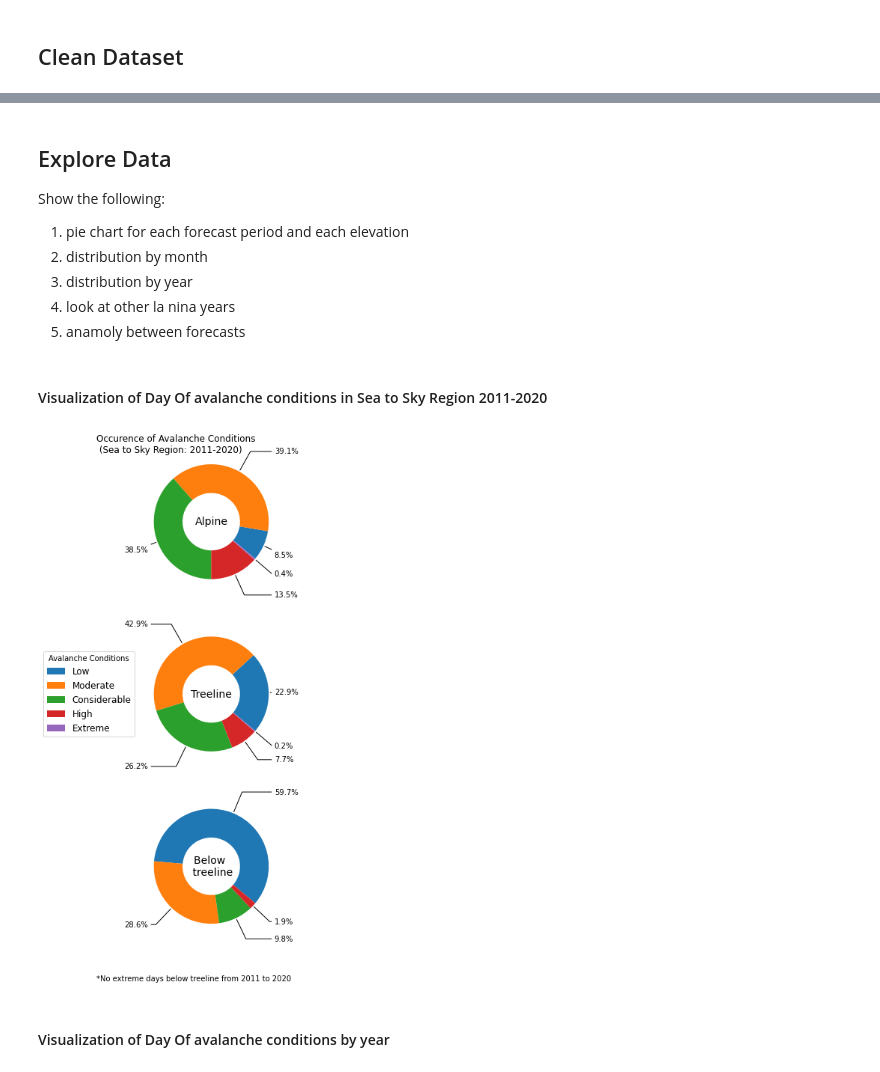
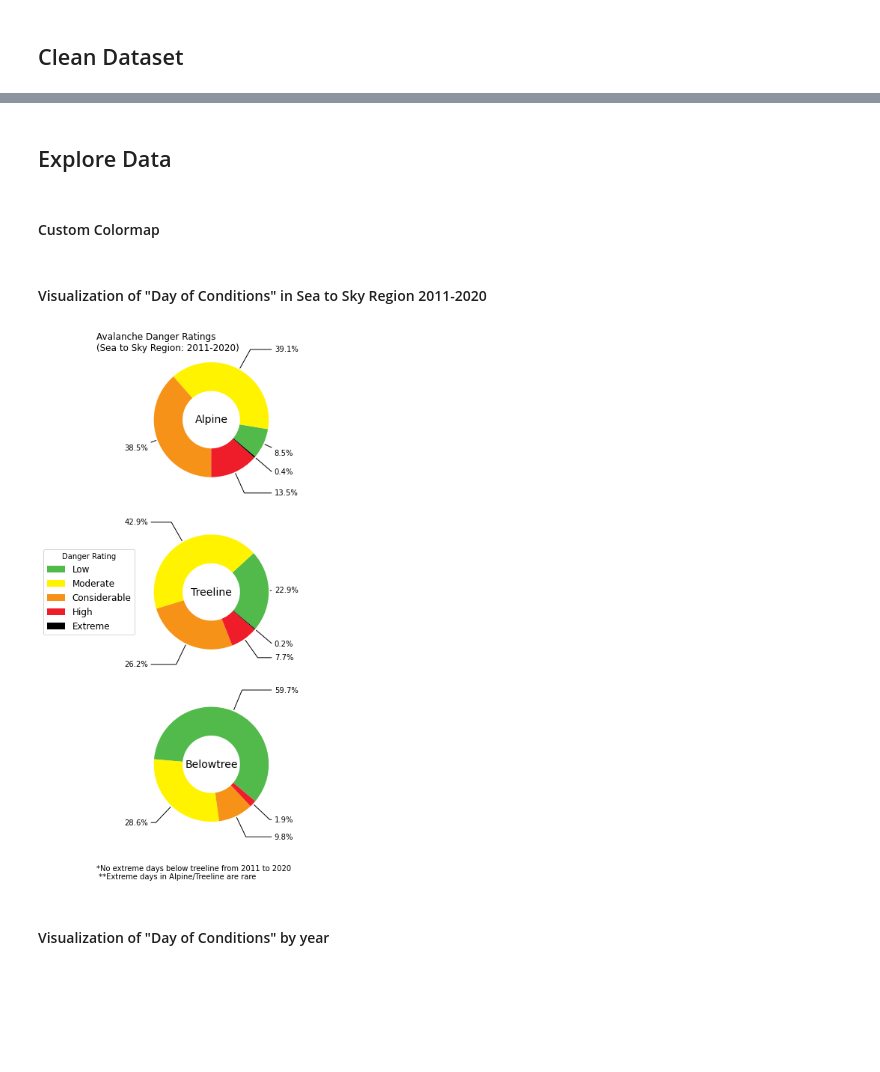
Before and after one commit to david-hurley/avalanche-canada-data-analysis, a Jupyter notebook: notebooks/2020_10_10_dh_clean_explore_data.ipynb, the cells around one changed output, grey strips where cells are left out. Cells and saved outputs as stored; diff of their text form; code cells hidden in the pictures; blank space fills up the shorter version.

```diff
--- a/notebooks/2020_10_10_dh_clean_explore_data.ipynb
+++ b/notebooks/2020_10_10_dh_clean_explore_data.ipynb
@@ -99,18 +117,15 @@ treeline_status_code     7.440101
 belowtree_status         7.440101
 belowtree_status_code    7.440101
 dtype: float64
-# %% [markdown]
-## Explore Data
-
-Show the following:
-
-1. pie chart for each forecast period and each elevation
-2. distribution by month
-3. distribution by year
-4. look at other la nina years
-5. anamoly between forecasts
+# %% [markdown]
+## Explore Data
+# %% [markdown]
+#### Custom Colormap
+# %%
+colors = [(82/255, 186/255, 74/255), (255/255, 243/255, 0/255), (247/255, 146/255, 24/255),
+          (239/255, 28/255, 41/255), (0/255, 0/255, 0/255)]
 # %% [markdown]
-#### Visualization of Day Of avalanche conditions in Sea to Sky Region 2011-2020
+#### Visualization of "Day of Conditions" in Sea to Sky Region 2011-2020
 # %%
 # percent occurence of each avalanche condition for each elevation
 avy_perc_occur_alpine = df_cleaned_current['alpine_status_code'].value_counts(normalize=True) * 100
@@ -122,46 +137,48 @@ avy_perc_occur_all_elev = pd.concat([avy_perc_occur_alpine, avy_perc_occur_treel
 
 # properties for donut charts
 status_labels = ['Low', 'Moderate', 'Considerable', 'High', 'Extreme']
-title_labels = ['Alpine', 'Treeline', 'Below \n treeline']
+title_labels = ['Alpine', 'Treeline', 'Belowtree']
 
 # create donut chart for each elevation
 fig, ax = plt.subplots(3,1,figsize=(7,12), subplot_kw=dict(aspect="equal"), facecolor='white')
 
 for i, col in enumerate(avy_perc_occur_all_elev):
 
     data = avy_perc_occur_all_elev[col]  # column of dataframe to render
     data.dropna(inplace=True)  # remove any NaN rows
 
     donut_labels = [str(round(y,1)) + '%' for y in list(data)]
 
-    wedges, texts = ax[i].pie(data, wedgeprops=dict(width=0.5), startangle=-40)  # create donut chart
+    wedges, texts = ax[i].pie(data, wedgeprops=dict(width=0.5), startangle=-40, colors = colors)  # create donut chart
 
     #  create lines and labels
     kw = dict(arrowprops=dict(arrowstyle="-"), zorder=0, va="center")
 
     for j, p in enumerate(wedges):
         ang = (p.theta2 - p.theta1)/2. + p.theta1  # a bit of 9th grade geometry
         y = np.sin(np.deg2rad(ang))
         x = np.cos(np.deg2rad(ang))
         horizontalalignment = {-1: "right", 1: "left"}[int(np.sign(x))]
         connectionstyle = "angle,angleA=0,angleB={}".format(ang)
         kw["arrowprops"].update({"connectionstyle": connectionstyle})
         ax[i].annotate(donut_labels[j], xy=(x, y), xytext=(1.1*np.sign(x), 1.4*y),
                     horizontalalignment=horizontalalignment, **kw)
 
     ax[i].text(0,0,title_labels[i], fontsize='14', ha='center', va='center')  # add title to donut center
 
+    # overall title
     if i == 0:
-        ax[i].text(-2,1.2,'Occurence of Avalanche Conditions \n (Sea to Sky Region: 2011-2020)', fontsize='12')
+        ax[i].text(-2,1.2,'Avalanche Danger Ratings \n(Sea to Sky Region: 2011-2020)', fontsize='12')
 
+    # legend
     if i == 1:
-        ax[i].legend(wedges, status_labels, title="Avalanche Conditions", loc='center left',
+        ax[i].legend(wedges, status_labels, title="Danger Rating", loc='center left',
                      bbox_to_anchor=(-0.7, 0.25, 0.5, 0.5), prop=dict(size=12))
+# notes about dataset
+ax[2].text(-2, -2, '*No extreme days below treeline from 2011 to 2020 \n **Extreme days in Alpine/Treeline are rare')
 
-ax[2].text(-2, -2, '*No extreme days below treeline from 2011 to 2020')
-
-plt.savefig('../figures/percent-occurence-avy-conditions-sea-to-sky-2011-2020.png')
+plt.savefig('../figures/avalanche-danger-ratings-sea-to-sky-2011-2020.png')
 # %% [output]
-[figure, old version]
+[figure, new version]
 # %% [markdown]
-#### Visualization of Day Of avalanche conditions by year
+#### Visualization of "Day of Conditions" by year
```
Also changed, not shown: parts of 17 cells of this notebook, 13 other files.
